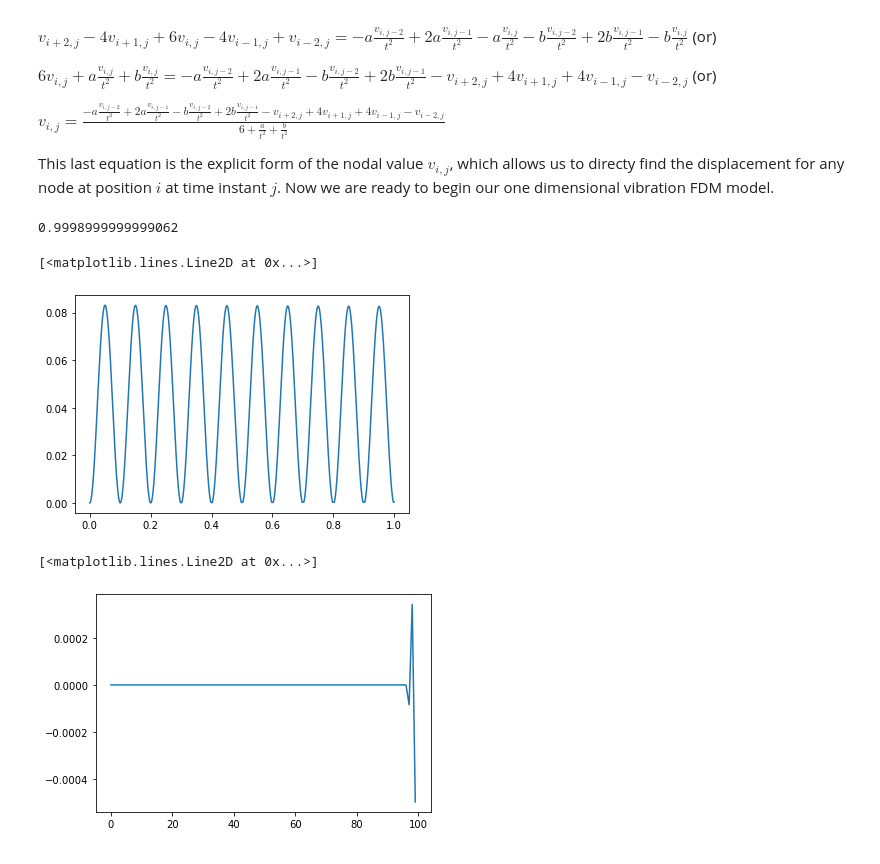
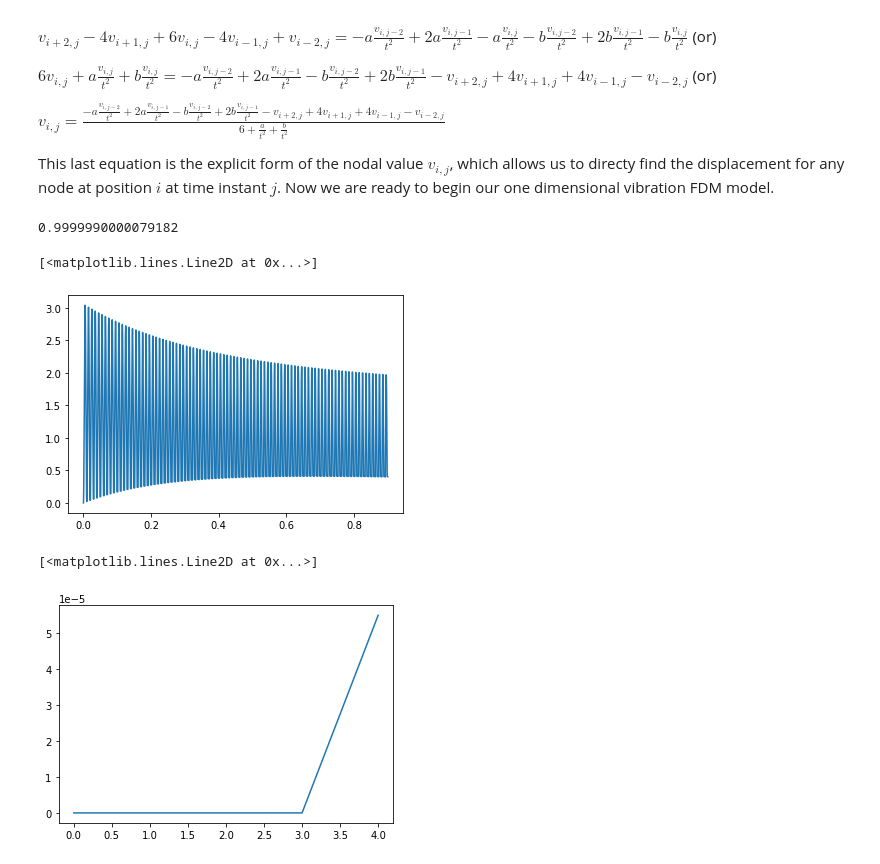
Before and after one commit to abhijit-pamarty/Finite-Element-Methods, a Jupyter notebook: Project/1 dimensional FDM for longitudinal vibration.ipynb, the cells around one changed output. Drawn from its saved outputs; the diff is of its cells as text; code cells hidden in the pictures.

```diff
--- a/Project/1 dimensional FDM for longitudinal vibration.ipynb
+++ b/Project/1 dimensional FDM for longitudinal vibration.ipynb
@@ -54,11 +54,11 @@ from scipy import signal
 
 ############## SIM PARAMETERS ####################
 
-n_e = 100 #number of elements
+n_e = 5 #number of elements
 
 l = l_t/n_e #elemental size
 
-tstep = 0.0001 #timestep size
+tstep = 0.000001 #timestep size
 
 total_t = 1 #total time
 
@@ -72,7 +72,7 @@ l_t = 1 #total length of the beam in metres
 
 E = np.zeros(n_e) #young's modulus
 
-c = 5E10
+c = 0.0011*(I**0.584)
 
 i = 0
 
@@ -122,7 +122,7 @@ interested_node_index = int(n_e/2) #the node at which we are extracting the data
 
 data = np.zeros(int(total_t/tstep)) #the data storage variable
 
-t_array = np.arange(0,total_t,tstep, dtype = "float") #the array to store all the timesteps for plotting later
+t_array = np.arange(0,total_t-tstep,tstep, dtype = "float") #the array to store all the timesteps for plotting later
 
 ##################################################
 
@@ -147,9 +147,9 @@ forcing_node = int(n_e-1)
 
 force_type = 1 #type of force, 1 is harmonic, 2 is constant
 
-frequency = 10 #frequency of forcing function in hertz
+frequency = 100 #frequency of forcing function in hertz
 
-max_force = 1
+max_force = 10
 
 equi_disp = max_force/(E[forcing_node]*I)
 
@@ -185,7 +185,7 @@ while t <= total_t:
     if force_flag == 1: #give a force for the system
         if t <= stop_force_t:
             if force_type == 1: #harmonic force
-                v_cur[forcing_node] = v_cur[forcing_node] + equi_disp*np.sin(omega*t)*2.718
+                v_cur[forcing_node] = v_cur[forcing_node] + equi_disp*np.sin(omega*t)
 
             if force_type == 2: #constant force, set time small for impulse
                 v_cur[forcing_node] = v_cur[forcing_node] + equi_disp
@@ -209,20 +209,20 @@ while t <= total_t:
         i += 1
     v_bbef = v_bef[:] #copy v_bef to v_bbef
     v_bef = v_cur[:] #copy v_cur to v_bef
-    if n != len(data):
+    if n < len(data):
         data[n] = max(v_cur)
     n += 1
     t += tstep
 # %% [output]
-0.9998999999999062
+0.9999990000079182
 # %%
 
-plt.plot(t_array,data)
+plt.plot(t_array[1:900000],data[1:900000])
 # %% [output]
 [<matplotlib.lines.Line2D at 0x...>]
-[figure, old version]
+[figure, new version]
 # %%
 plt.plot(np.arange(0,n_e,1, dtype = "int"),v_cur)
 # %% [output]
 [<matplotlib.lines.Line2D at 0x...>]
-[figure, old version]
+[figure, new version]
```
